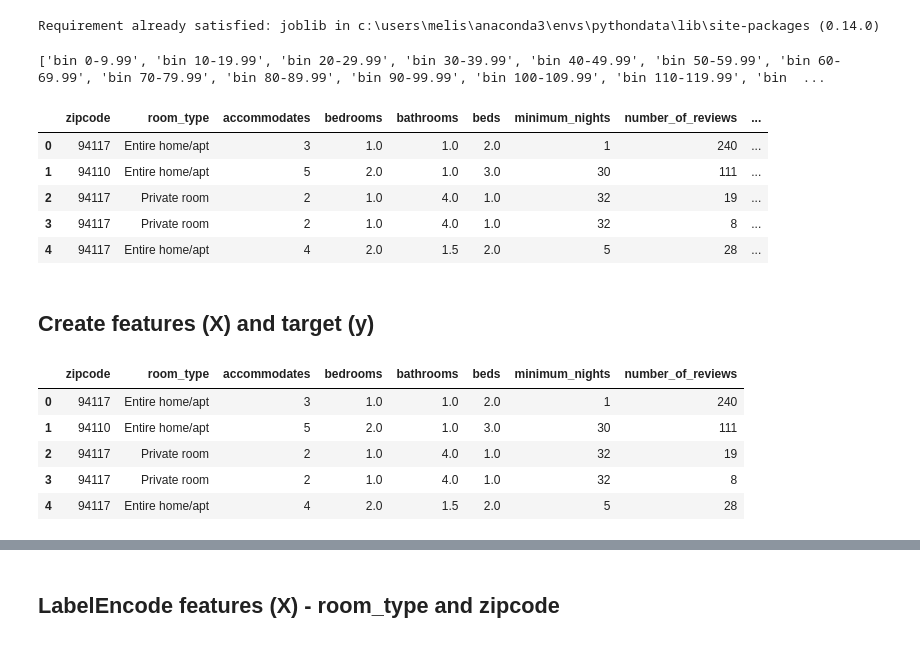
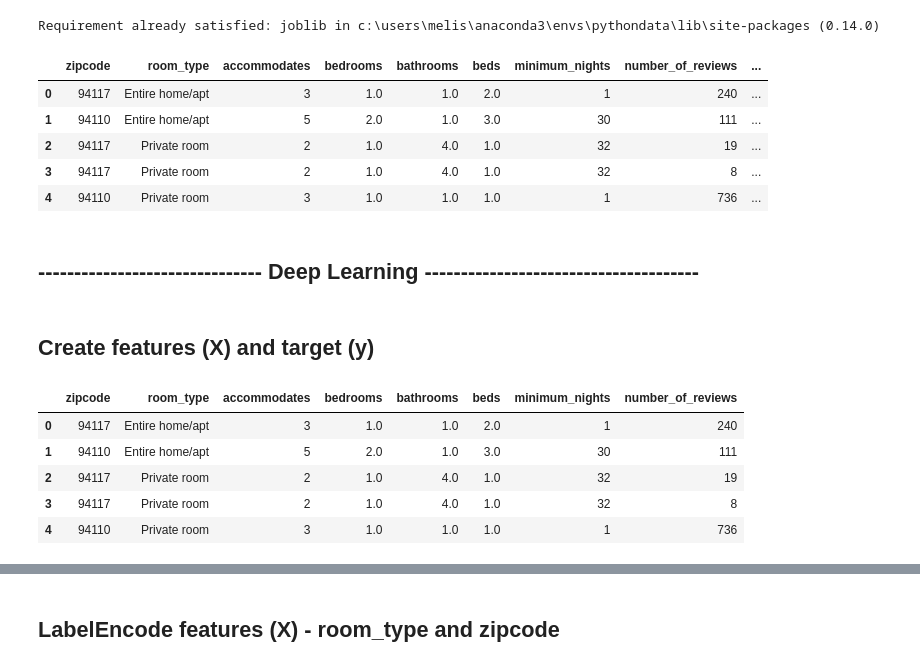
Before and after one commit to TrevorLovesMommy/airbnb-pricing-project, a Jupyter notebook: melissa_code.ipynb, the cells around one changed output, grey strips where cells are left out. Drawn from its saved outputs; the diff is of its cells as text; code cells hidden in the pictures.

Commit message:
updating cleaning files for fewer bins

```diff
--- a/melissa_code.ipynb
+++ b/melissa_code.ipynb
@@ -31,31 +31,19 @@ Requirement already satisfied, skipping upgrade: joblib>=0.11 in c:\users\melis\
 !pip install joblib
 # %% [output]
 Requirement already satisfied: joblib in c:\users\melis\anaconda3\envs\pythondata\lib\site-packages (0.14.0)
-# %%
-#This is the code used to create bins for price bins in the cleaning notebook.  It's just here for reference.
-bins = [0]
-group_names = []
-
-for i in range (0,80):
-    x = round((i*10 + 9.99),3)
-    bins.append(x)
-    name = "bin " + str(i*10) + "-" + str(x)
-    group_names.append(name)
-
-print(group_names)
-# %% [output]
-['bin 0-9.99', 'bin 10-19.99', 'bin 20-29.99', 'bin 30-39.99', 'bin 40-49.99', 'bin 50-59.99', 'bin 60-69.99', 'bin 70-79.99', 'bin 80-89.99', 'bin 90-99.99', 'bin 100-109.99', 'bin 110-119.99', 'bin  ...
 # %%
-file = "data_cleaning/Output/cleaned_data.csv"
+file = "data_cleaning/Output/cleaned_data_bin_50.csv"
 df = pd.read_csv(file)
 df.head()
 # %% [output]
 |  | zipcode | room_type | accommodates | bedrooms | bathrooms | beds | minimum_nights | number_of_reviews | ... |
 | 0 | 94117 | Entire home/apt | 3 | 1.0 | 1.0 | 2.0 | 1 | 240 | ... |
 | 1 | 94110 | Entire home/apt | 5 | 2.0 | 1.0 | 3.0 | 30 | 111 | ... |
 | 2 | 94117 | Private room | 2 | 1.0 | 4.0 | 1.0 | 32 | 19 | ... |
 | 3 | 94117 | Private room | 2 | 1.0 | 4.0 | 1.0 | 32 | 8 | ... |
-| 4 | 94117 | Entire home/apt | 4 | 2.0 | 1.5 | 2.0 | 5 | 28 | ... |
+| 4 | 94110 | Private room | 3 | 1.0 | 1.0 | 1.0 | 1 | 736 | ... |
+# %% [markdown]
+## ------------------------------- Deep Learning --------------------------------------
 # %% [markdown]
 ## Create features (X) and target (y)
 # %%
@@ -69,7 +57,7 @@ data.head()
 | 1 | 94110 | Entire home/apt | 5 | 2.0 | 1.0 | 3.0 | 30 | 111 |
 | 2 | 94117 | Private room | 2 | 1.0 | 4.0 | 1.0 | 32 | 19 |
 | 3 | 94117 | Private room | 2 | 1.0 | 4.0 | 1.0 | 32 | 8 |
-| 4 | 94117 | Entire home/apt | 4 | 2.0 | 1.5 | 2.0 | 5 | 28 |
+| 4 | 94110 | Private room | 3 | 1.0 | 1.0 | 1.0 | 1 | 736 |
 # %%
 #this is your y.  Convert to strings, even though it's already an array of strings, otherwise model will choke.
 target = df["price_bin"].map(lambda x:str(x))
```
Also changed, not shown: parts of 21 cells of this notebook, 3 other files.
